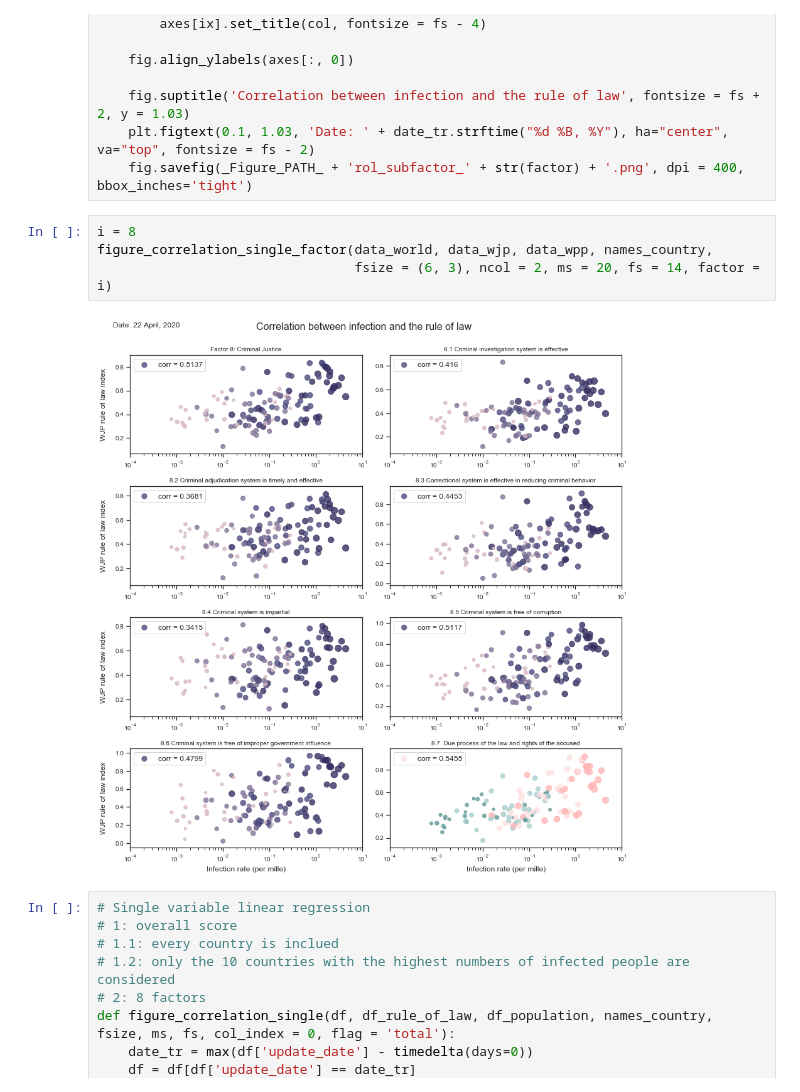
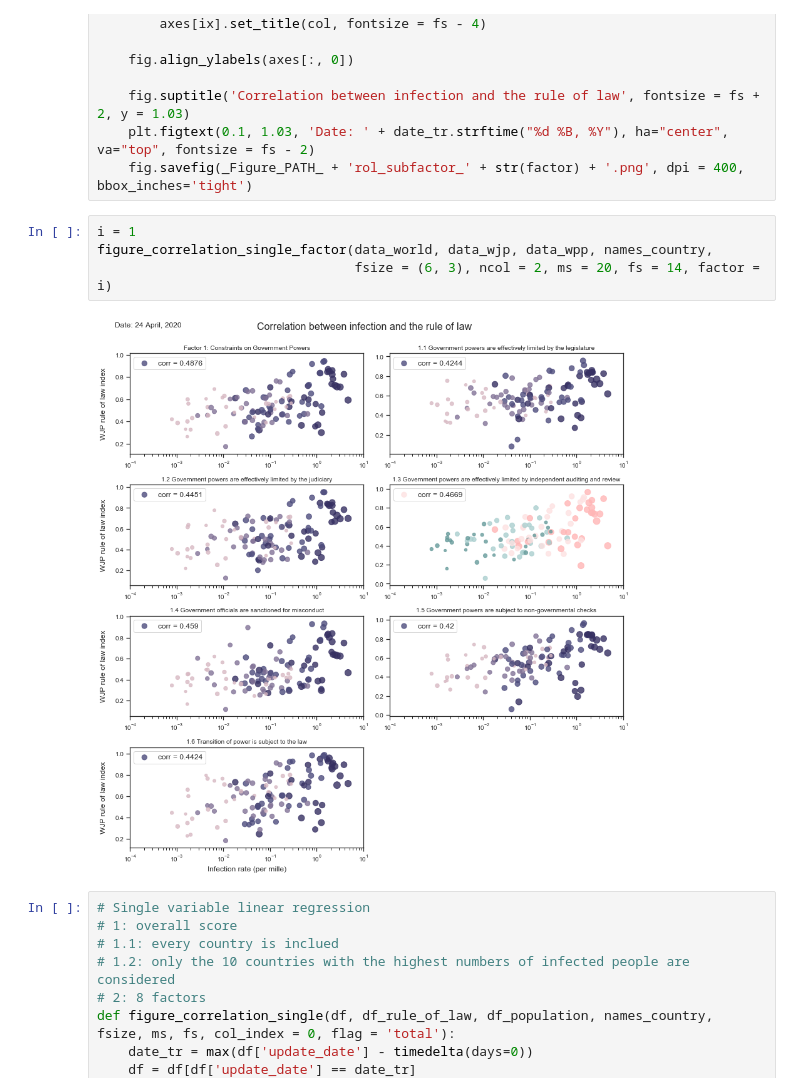
Before and after one commit to fudab/COVID-19-ATC, a Jupyter notebook: scripts/utils_rule_of_law.ipynb, the cells around one changed output. Drawn from its saved outputs; the diff is of its cells as text.

```diff
--- a/scripts/utils_rule_of_law.ipynb
+++ b/scripts/utils_rule_of_law.ipynb
@@ -441,11 +449,11 @@ def figure_correlation_single_factor(df, df_rule_of_law, df_population, names_co
     plt.figtext(0.1, 1.03, 'Date: ' + date_tr.strftime("%d %B, %Y"), ha="center", va="top", fontsize = fs - 2)
     fig.savefig(_Figure_PATH_ + 'rol_subfactor_' + str(factor) + '.png', dpi = 400, bbox_inches='tight')
 # %%
-i = 8
+i = 1
 figure_correlation_single_factor(data_world, data_wjp, data_wpp, names_country,
                                  fsize = (6, 3), ncol = 2, ms = 20, fs = 14, factor = i)
 # %% [output]
-[figure, old version]
+[figure, new version]
 # %%
 # Single variable linear regression
 # 1: overall score
```
Also changed, not shown: parts of 9 cells of this notebook.
